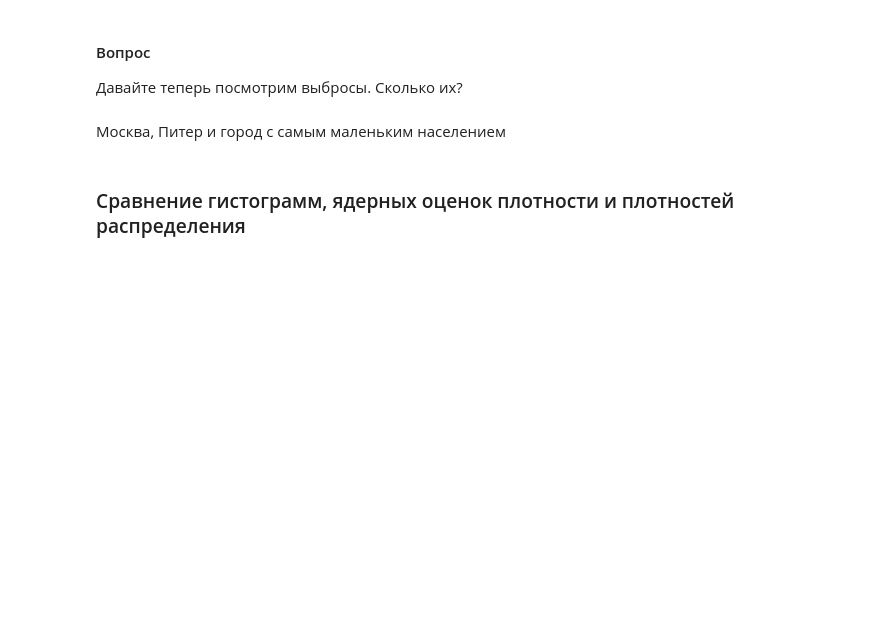
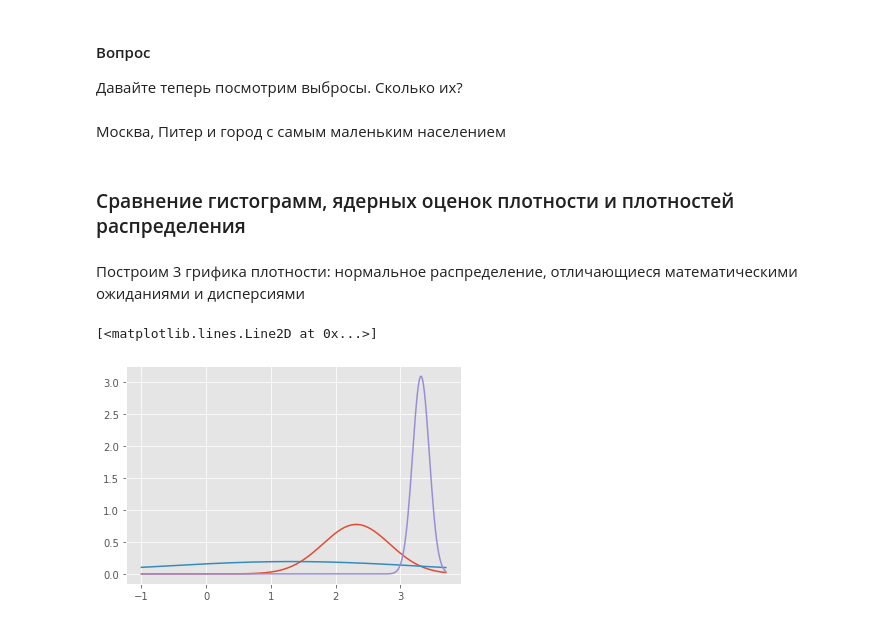
Before and after one commit to katrin2202/ML-in-forecasting-tasks, a Jupyter notebook: доклад8_12.ipynb, the cells around one changed output. Drawn from its saved outputs; the diff is of its cells as text; code cells hidden in the pictures; blank space fills up the shorter version.

```diff
--- a/доклад8_12.ipynb
+++ b/доклад8_12.ipynb
@@ -316,3 +316,17 @@ pd.Series(x).hist(bins=45)
 ### Сравнение гистограмм, ядерных оценок плотности и плотностей распределения
 # %%
 import scipy.stats as stats
+# %% [markdown]
+Построим 3 грифика плотности: нормальное распределение, отличающиеся математическими ожиданиями и дисперсиями
+# %%
+mu = np.mean(x)
+sigma = np.std(x)
+
+x_l = np.linspace(np.min(x), np.max(x), 300)
+
+plt.plot(x_l, stats.norm.pdf(x_l, mu+1, sigma))
+plt.plot(x_l, stats.norm.pdf(x_l, mu, 4*sigma))
+plt.plot(x_l, stats.norm.pdf(x_l, mu+2, sigma/4))
+# %% [output]
+[<matplotlib.lines.Line2D at 0x...>]
+[figure, added]
```
Also changed, not shown: parts of 3 cells of this notebook.
